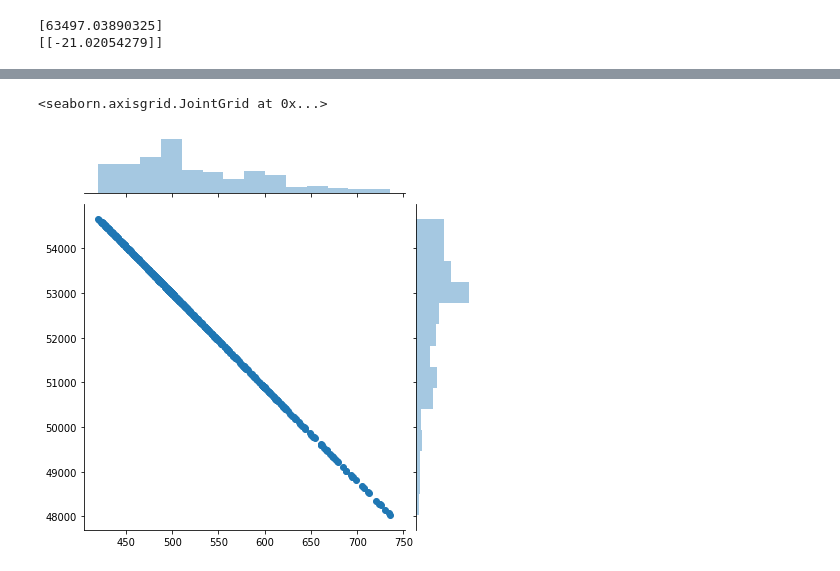
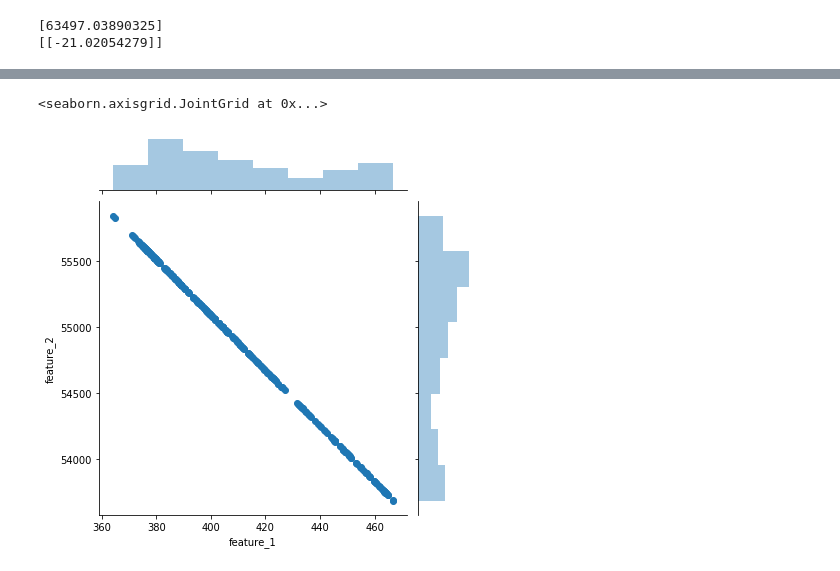
Before and after one commit to Harishankar4274/prediction, a Jupyter notebook: into_the_future.ipynb, the cells around one changed output, grey strips where cells are left out. Cells and saved outputs as stored; diff of their text form; code cells hidden in the pictures.

```diff
--- a/into_the_future.ipynb
+++ b/into_the_future.ipynb
@@ -131,3 +142,5 @@ X,Y = pd.DataFrame(x),pd.DataFrame(y)
+# %%
+X,Y = train[['feature_1']],train[['feature_2']]
 # %%
 X
 # %% [output]
@@ -194,4 +226,5 @@ test_X
 # %%
+test_X = pd.DataFrame(test_x)
 test_Y=model.predict(test_X)
 # %%
 test_Y
@@ -215,0 +277,2 @@ array([[48031.38385646],
+# %%
+result = pd.DataFrame(test)
@@ -216,2 +295,2 @@ array([[48031.38385646],
 # %%
-result = [[test_X],[test_Y]]
+result['feature_2']=test_Y
@@ -222,5 +318,5 @@ np.shape(result)
 # %%
-sns.jointplot(x=test_X,y=test_Y)
+sns.jointplot(x=result['feature_1'],y=result['feature_2'])
 # %% [output]
 <seaborn.axisgrid.JointGrid at 0x...>
-[figure, old version]
+[figure, new version]
```
Also changed, not shown: parts of 39 cells of this notebook, 2 other files.
